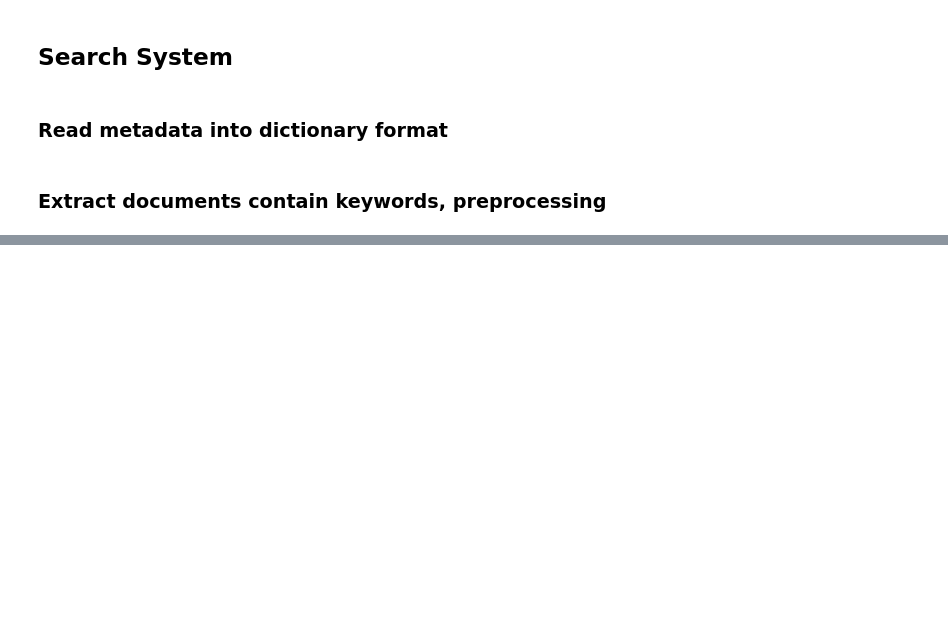
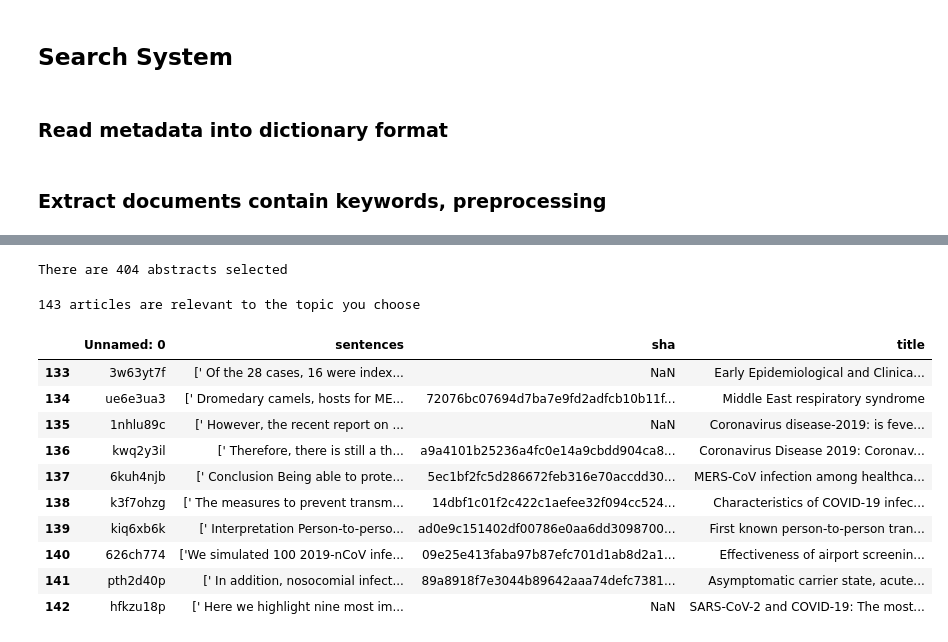
Before and after one commit to luciasalar/covid-19-kaggle, a Jupyter notebook: project_submission.ipynb, the cells around one changed output, grey strips where cells are left out. Cells and saved outputs as stored; diff of their text form; code cells hidden in the pictures; blank space fills up the shorter version.

```diff
--- a/project_submission.ipynb
+++ b/project_submission.ipynb
@@ -321,0 +655,2 @@ class MatchArticleBody:
+# %%
+scores_best_asym = selected_best_LDA('asymptomatic', 'abstract')
@@ -321,0 +675,26 @@ class MatchArticleBody:
+# %%
+# topic number 19 is most relevant to public wearing mask
+# which topic do you think is most relevant to your search
+cor_dict_asym = select_text_from_LDA_results('asymptomatic', 'abstract', scores_best_asym, 19)
+print ("There are {} abstracts selected". format(len(cor_dict_asym)))
+# %% [output]
+There are 404 abstracts selected
+# %%
+# extract relevant sentences  #search keywords can be a list
+sel_sentence_asym, sel_sentence_df_asym = extract_relevant_sentences(cor_dict_asym, ['transmission'])
+# %% [output]
+143 articles are relevant to the topic you choose
+# %%
+sel_sentence_df_asym.tail(10)
+# %% [output]
+|  | Unnamed: 0 | sentences | sha | title |
+| 133 | 3w63yt7f | [' Of the 28 cases, 16 were index... | NaN | Early Epidemiological and Clinica... |
+| 134 | ue6e3ua3 | [' Dromedary camels, hosts for ME... | 72076bc07694d7ba7e9fd2adfcb10b11f... | Middle East respiratory syndrome |
+| 135 | 1nhlu89c | [' However, the recent report on ... | NaN | Coronavirus disease-2019: is feve... |
+| 136 | kwq2y3il | [' Therefore, there is still a th... | a9a4101b25236a4fc0e14a9cbdd904ca8... | Coronavirus Disease 2019: Coronav... |
+| 137 | 6kuh4njb | [' Conclusion Being able to prote... | 5ec1bf2fc5d286672feb316e70accdd30... | MERS-CoV infection among healthca... |
+| 138 | k3f7ohzg | [' The measures to prevent transm... | 14dbf1c01f2c422c1aefee32f094cc524... | Characteristics of COVID-19 infec... |
+| 139 | kiq6xb6k | [' Interpretation Person-to-perso... | ad0e9c151402df00786e0aa6dd3098700... | First known person-to-person tran... |
+| 140 | 626ch774 | ['We simulated 100 2019-nCoV infe... | 09e25e413faba97b87efc701d1ab8d2a1... | Effectiveness of airport screenin... |
+| 141 | pth2d40p | [' In addition, nosocomial infect... | 89a8918f7e3044b89642aaa74defc7381... | Asymptomatic carrier state, acute... |
+| 142 | hfkzu18p | [' Here we highlight nine most im... | NaN | SARS-CoV-2 and COVID-19: The most... |
```
Also changed, not shown: parts of 33 cells of this notebook.
